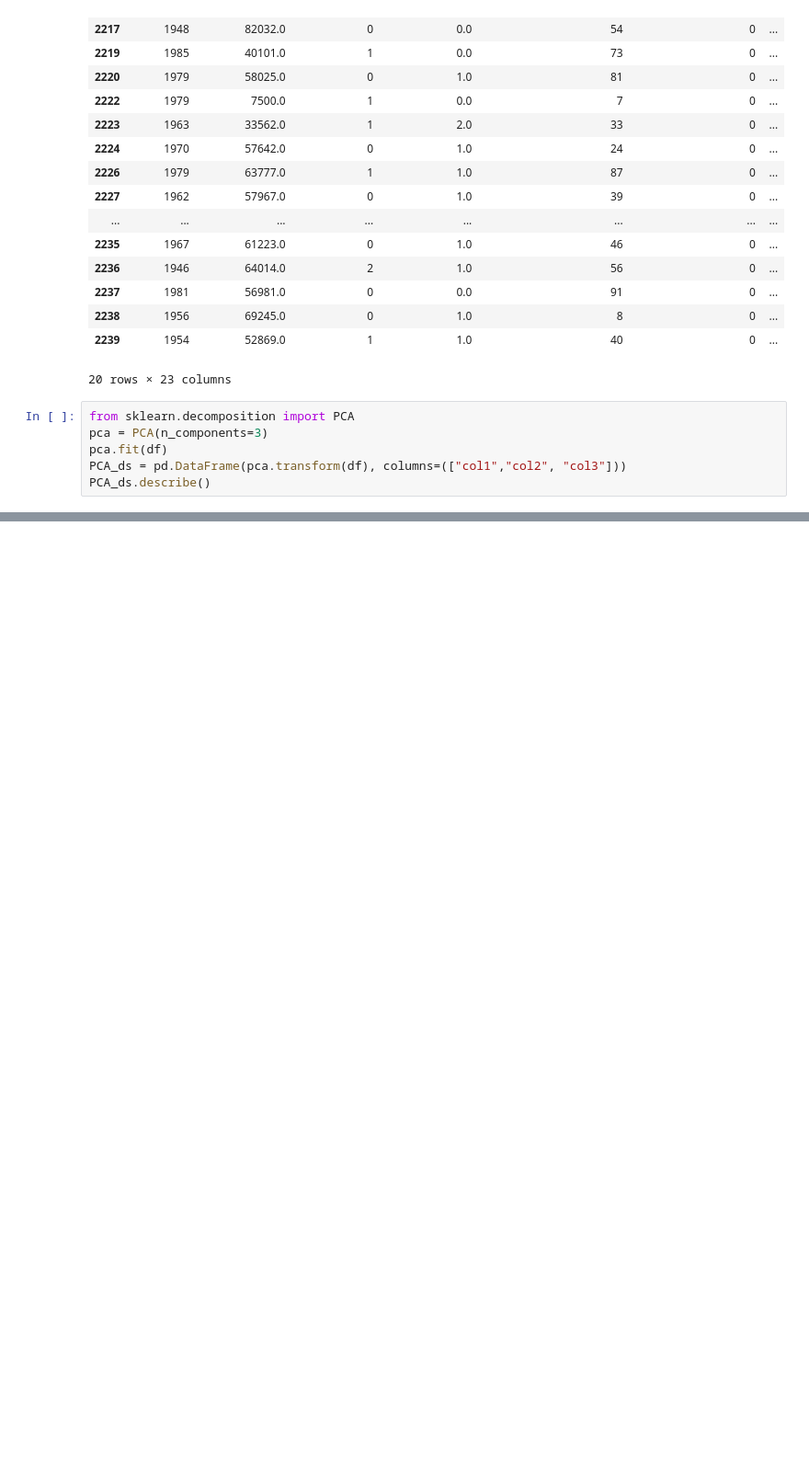
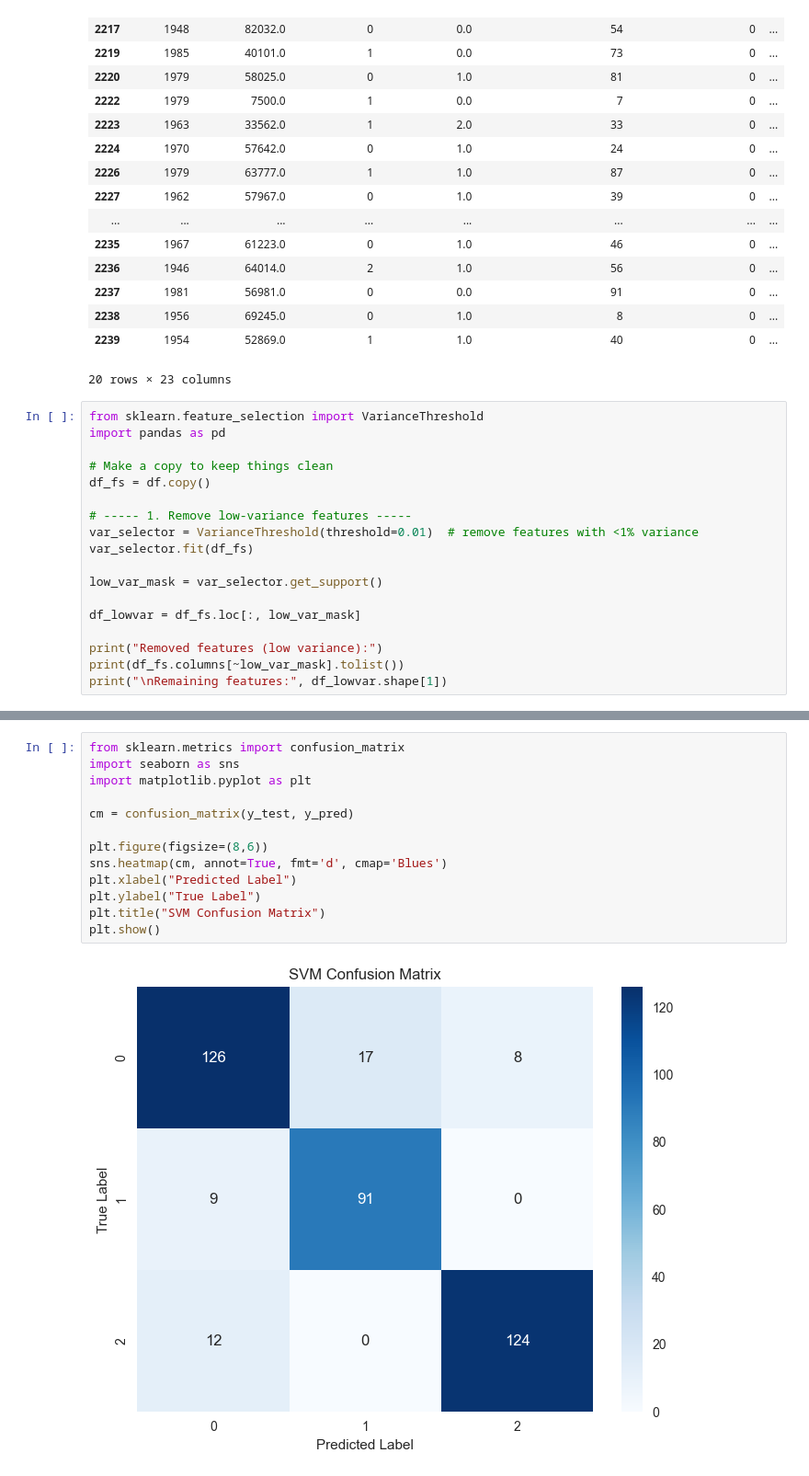
Before and after one commit to 0Ziad1/RetailSegmentation, a Jupyter notebook: RetailSegemetation.ipynb, the cells around one changed output, grey strips where cells are left out. Shown at 92% size. Drawn from its saved outputs; the diff is of its cells as text; blank space fills up the shorter version.

```diff
--- a/RetailSegemetation.ipynb
+++ b/RetailSegemetation.ipynb
@@ -218,9 +218,21 @@ df.tail(20)
 | 2239 | 1954 | 52869.0 | 1 | 1.0 | 40 | 0 | ... |
 20 rows × 23 columns
 # %%
-from sklearn.decomposition import PCA
-pca = PCA(n_components=3)
-pca.fit(df)
-PCA_ds = pd.DataFrame(pca.transform(df), columns=(["col1","col2", "col3"]))
-PCA_ds.describe()
+from sklearn.feature_selection import VarianceThreshold
+import pandas as pd
+
+# Make a copy to keep things clean
+df_fs = df.copy()
+
+# ----- 1. Remove low-variance features -----
+var_selector = VarianceThreshold(threshold=0.01)  # remove features with <1% variance
+var_selector.fit(df_fs)
+
+low_var_mask = var_selector.get_support()
+
+df_lowvar = df_fs.loc[:, low_var_mask]
+
+print("Removed features (low variance):")
+print(df_fs.columns[~low_var_mask].tolist())
+print("\nRemaining features:", df_lowvar.shape[1])
 # %% [output]
@@ -302,0 +403,15 @@ Silhouette Score: 0.607135560375563
+# %%
+from sklearn.metrics import confusion_matrix
+import seaborn as sns
+import matplotlib.pyplot as plt
+
+cm = confusion_matrix(y_test, y_pred)
+
+plt.figure(figsize=(8,6))
+sns.heatmap(cm, annot=True, fmt='d', cmap='Blues')
+plt.xlabel("Predicted Label")
+plt.ylabel("True Label")
+plt.title("SVM Confusion Matrix")
+plt.show()
+# %% [output]
+[figure, added]
```
Also changed, not shown: parts of 10 cells of this notebook.
